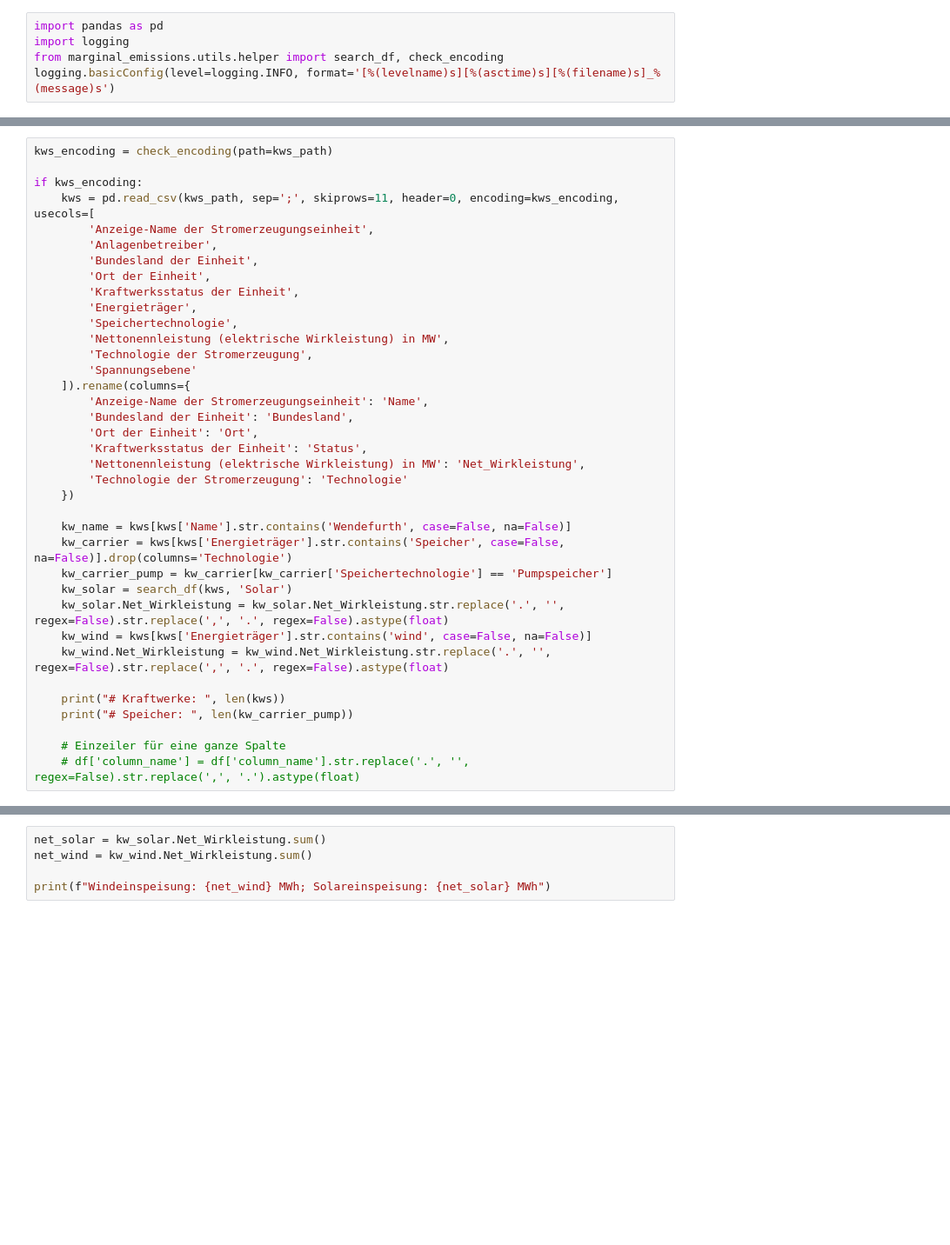
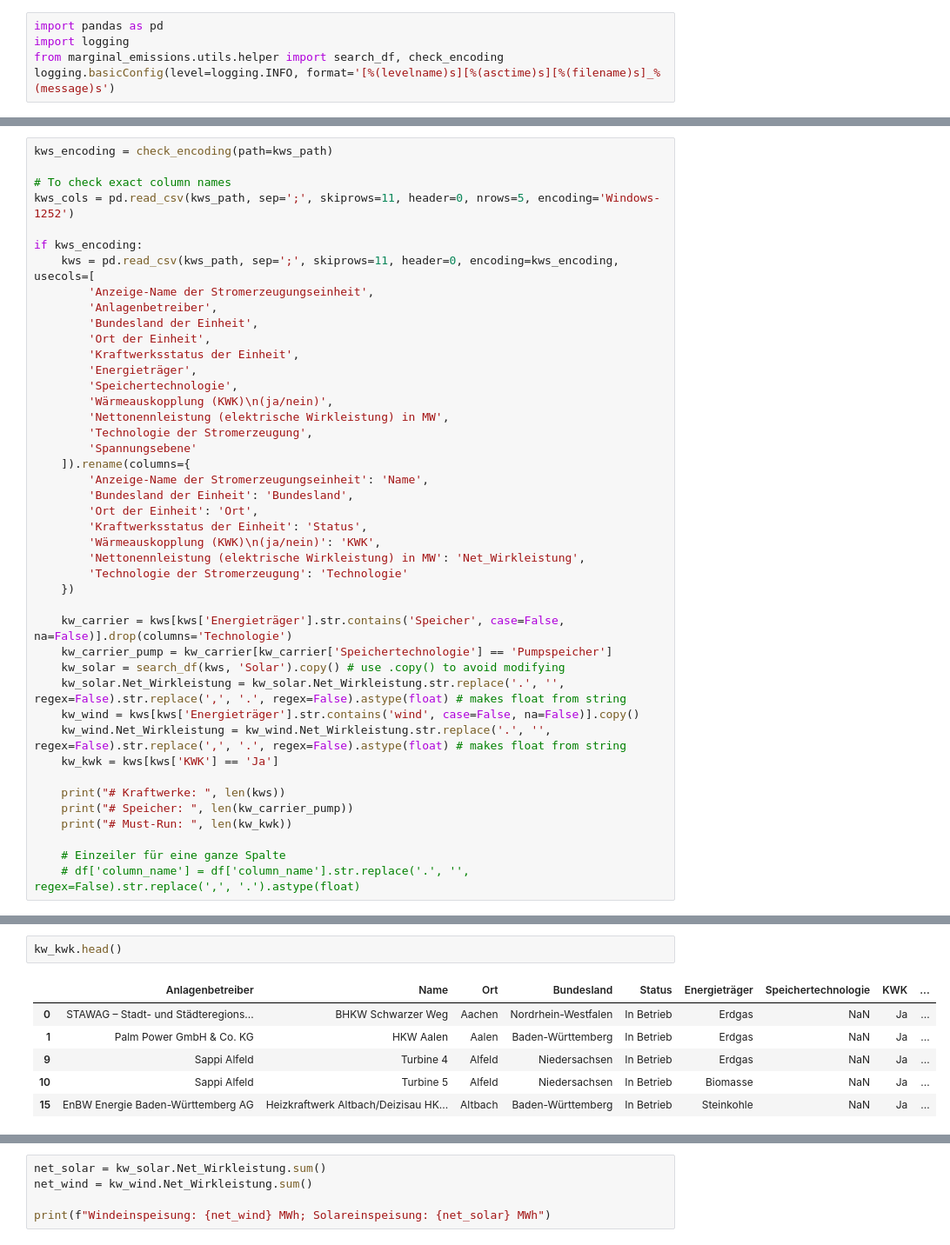
Before and after one commit to AK960/marginal-emissions-germany, a Jupyter notebook: notebooks/inspections.ipynb, the cells around one changed output, grey strips where cells are left out. Shown at 87% size. Cells and saved outputs as stored; diff of their text form; blank space fills up the shorter version.

```diff
--- a/notebooks/inspections.ipynb
+++ b/notebooks/inspections.ipynb
@@ -11,5 +12,8 @@ wind_path2 = '~/Downloads/stundenwerte_F_00282_19490101_20241231_hist/produkt_f_
 # %%
 kws_encoding = check_encoding(path=kws_path)
+
+# To check exact column names
+kws_cols = pd.read_csv(kws_path, sep=';', skiprows=11, header=0, nrows=5, encoding='Windows-1252')
 
 if kws_encoding:
     kws = pd.read_csv(kws_path, sep=';', skiprows=11, header=0, encoding=kws_encoding, usecols=[
@@ -20,6 +24,7 @@ if kws_encoding:
         'Kraftwerksstatus der Einheit',
         'Energieträger',
         'Speichertechnologie',
+        'Wärmeauskopplung (KWK)\n(ja/nein)',
         'Nettonennleistung (elektrische Wirkleistung) in MW',
         'Technologie der Stromerzeugung',
         'Spannungsebene'
@@ -28,20 +33,22 @@ if kws_encoding:
         'Bundesland der Einheit': 'Bundesland',
         'Ort der Einheit': 'Ort',
         'Kraftwerksstatus der Einheit': 'Status',
+        'Wärmeauskopplung (KWK)\n(ja/nein)': 'KWK',
         'Nettonennleistung (elektrische Wirkleistung) in MW': 'Net_Wirkleistung',
         'Technologie der Stromerzeugung': 'Technologie'
     })
 
-    kw_name = kws[kws['Name'].str.contains('Wendefurth', case=False, na=False)]
     kw_carrier = kws[kws['Energieträger'].str.contains('Speicher', case=False, na=False)].drop(columns='Technologie')
     kw_carrier_pump = kw_carrier[kw_carrier['Speichertechnologie'] == 'Pumpspeicher']
-    kw_solar = search_df(kws, 'Solar')
-    kw_solar.Net_Wirkleistung = kw_solar.Net_Wirkleistung.str.replace('.', '', regex=False).str.replace(',', '.', regex=False).astype(float)
-    kw_wind = kws[kws['Energieträger'].str.contains('wind', case=False, na=False)]
-    kw_wind.Net_Wirkleistung = kw_wind.Net_Wirkleistung.str.replace('.', '', regex=False).str.replace(',', '.', regex=False).astype(float)
+    kw_solar = search_df(kws, 'Solar').copy() # use .copy() to avoid modifying
+    kw_solar.Net_Wirkleistung = kw_solar.Net_Wirkleistung.str.replace('.', '', regex=False).str.replace(',', '.', regex=False).astype(float) # makes float from string
+    kw_wind = kws[kws['Energieträger'].str.contains('wind', case=False, na=False)].copy()
+    kw_wind.Net_Wirkleistung = kw_wind.Net_Wirkleistung.str.replace('.', '', regex=False).str.replace(',', '.', regex=False).astype(float) # makes float from string
+    kw_kwk = kws[kws['KWK'] == 'Ja']
 
     print("# Kraftwerke: ", len(kws))
     print("# Speicher: ", len(kw_carrier_pump))
+    print("# Must-Run: ", len(kw_kwk))
 
     # Einzeiler für eine ganze Spalte
     # df['column_name'] = df['column_name'].str.replace('.', '', regex=False).str.replace(',', '.').astype(float)
@@ -63,0 +62,9 @@ See the caveats in the documentation: https://pandas.pydata.org/pandas-docs/stab
+# %%
+kw_kwk.head()
+# %% [output]
+|  | Anlagenbetreiber | Name | Ort | Bundesland | Status | Energieträger | Speichertechnologie | KWK | ... |
+| 0 | STAWAG – Stadt- und Städteregions... | BHKW Schwarzer Weg | Aachen | Nordrhein-Westfalen | In Betrieb | Erdgas | NaN | Ja | ... |
+| 1 | Palm Power GmbH & Co. KG | HKW Aalen | Aalen | Baden-Württemberg | In Betrieb | Erdgas | NaN | Ja | ... |
+| 9 | Sappi Alfeld | Turbine 4 | Alfeld | Niedersachsen | In Betrieb | Erdgas | NaN | Ja | ... |
+| 10 | Sappi Alfeld | Turbine 5 | Alfeld | Niedersachsen | In Betrieb | Biomasse | NaN | Ja | ... |
+| 15 | EnBW Energie Baden-Württemberg AG | Heizkraftwerk Altbach/Deizisau HK... | Altbach | Baden-Württemberg | In Betrieb | Steinkohle | NaN | Ja | ... |
```
Also changed, not shown: parts of 6 cells of this notebook, 16 other files.
